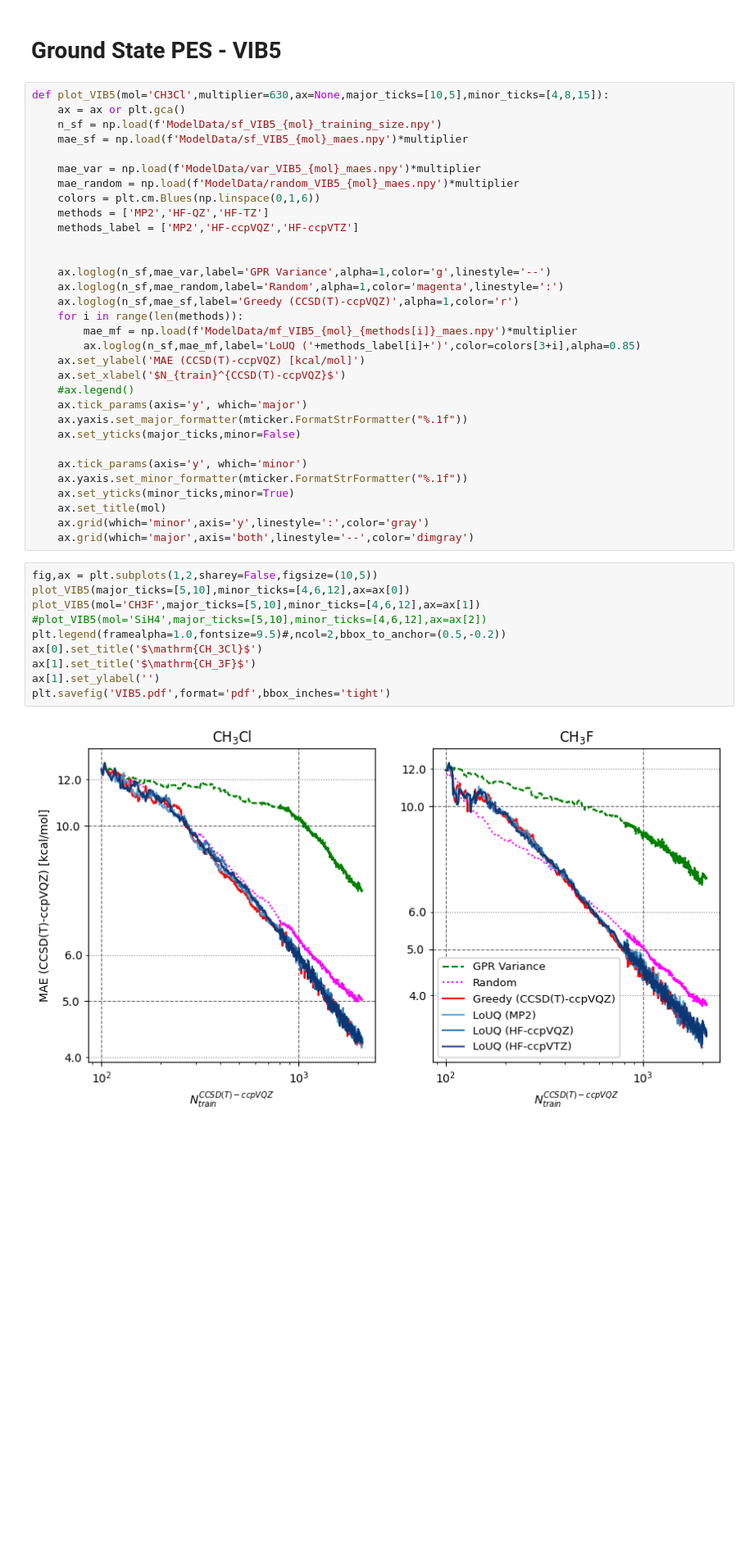
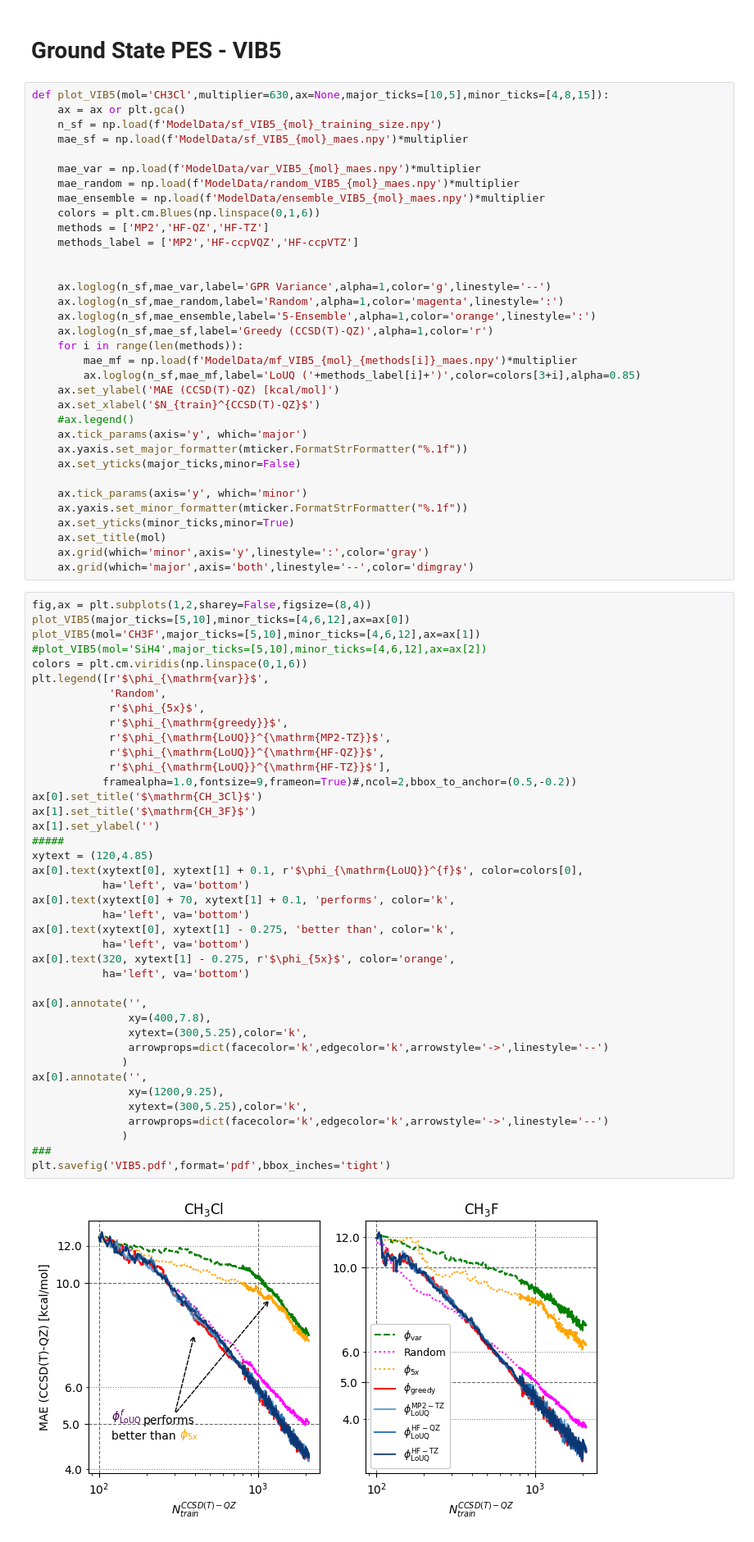
Before and after one commit to vivinvinod/LoUQAL-for-QC, a Jupyter notebook: plottingroutines.ipynb, the cells around one changed output. Shown at 82% size. Saved outputs shown, nothing was run; the diff lists cells and outputs as text; blank space fills up the shorter version.

Commit message:
Modified plots for better visual

```diff
--- a/plottingroutines.ipynb
+++ b/plottingroutines.ipynb
@@ -120,6 +127,7 @@ def plot_VIB5(mol='CH3Cl',multiplier=630,ax=None,major_ticks=[10,5],minor_ticks=
 
     mae_var = np.load(f'ModelData/var_VIB5_{mol}_maes.npy')*multiplier
     mae_random = np.load(f'ModelData/random_VIB5_{mol}_maes.npy')*multiplier
+    mae_ensemble = np.load(f'ModelData/ensemble_VIB5_{mol}_maes.npy')*multiplier
     colors = plt.cm.Blues(np.linspace(0,1,6))
     methods = ['MP2','HF-QZ','HF-TZ']
     methods_label = ['MP2','HF-ccpVQZ','HF-ccpVTZ']
@@ -127,12 +135,13 @@ def plot_VIB5(mol='CH3Cl',multiplier=630,ax=None,major_ticks=[10,5],minor_ticks=
 
     ax.loglog(n_sf,mae_var,label='GPR Variance',alpha=1,color='g',linestyle='--')
     ax.loglog(n_sf,mae_random,label='Random',alpha=1,color='magenta',linestyle=':')
-    ax.loglog(n_sf,mae_sf,label='Greedy (CCSD(T)-ccpVQZ)',alpha=1,color='r')
+    ax.loglog(n_sf,mae_ensemble,label='5-Ensemble',alpha=1,color='orange',linestyle=':')
+    ax.loglog(n_sf,mae_sf,label='Greedy (CCSD(T)-QZ)',alpha=1,color='r')
     for i in range(len(methods)):
         mae_mf = np.load(f'ModelData/mf_VIB5_{mol}_{methods[i]}_maes.npy')*multiplier
         ax.loglog(n_sf,mae_mf,label='LoUQ ('+methods_label[i]+')',color=colors[3+i],alpha=0.85)
-    ax.set_ylabel('MAE (CCSD(T)-ccpVQZ) [kcal/mol]')
-    ax.set_xlabel('$N_{train}^{CCSD(T)-ccpVQZ}$')
+    ax.set_ylabel('MAE (CCSD(T)-QZ) [kcal/mol]')
+    ax.set_xlabel('$N_{train}^{CCSD(T)-QZ}$')
     #ax.legend()
     ax.tick_params(axis='y', which='major')
     ax.yaxis.set_major_formatter(mticker.FormatStrFormatter("%.1f"))
@@ -145,17 +154,47 @@ def plot_VIB5(mol='CH3Cl',multiplier=630,ax=None,major_ticks=[10,5],minor_ticks=
     ax.grid(which='minor',axis='y',linestyle=':',color='gray')
     ax.grid(which='major',axis='both',linestyle='--',color='dimgray')
 # %%
-fig,ax = plt.subplots(1,2,sharey=False,figsize=(10,5))
+fig,ax = plt.subplots(1,2,sharey=False,figsize=(8,4))
 plot_VIB5(major_ticks=[5,10],minor_ticks=[4,6,12],ax=ax[0])
 plot_VIB5(mol='CH3F',major_ticks=[5,10],minor_ticks=[4,6,12],ax=ax[1])
 #plot_VIB5(mol='SiH4',major_ticks=[5,10],minor_ticks=[4,6,12],ax=ax[2])
-plt.legend(framealpha=1.0,fontsize=9.5)#,ncol=2,bbox_to_anchor=(0.5,-0.2))
+colors = plt.cm.viridis(np.linspace(0,1,6))
+plt.legend([r'$\phi_{\mathrm{var}}$',
+            'Random',
+            r'$\phi_{5x}$',
+            r'$\phi_{\mathrm{greedy}}$',
+            r'$\phi_{\mathrm{LoUQ}}^{\mathrm{MP2-TZ}}$',
+            r'$\phi_{\mathrm{LoUQ}}^{\mathrm{HF-QZ}}$',
+            r'$\phi_{\mathrm{LoUQ}}^{\mathrm{HF-TZ}}$'],
+           framealpha=1.0,fontsize=9,frameon=True)#,ncol=2,bbox_to_anchor=(0.5,-0.2))
 ax[0].set_title('$\mathrm{CH_3Cl}$')
 ax[1].set_title('$\mathrm{CH_3F}$')
 ax[1].set_ylabel('')
+#####
+xytext = (120,4.85)
+ax[0].text(xytext[0], xytext[1] + 0.1, r'$\phi_{\mathrm{LoUQ}}^{f}$', color=colors[0],
+           ha='left', va='bottom')
+ax[0].text(xytext[0] + 70, xytext[1] + 0.1, 'performs', color='k',
+           ha='left', va='bottom')
+ax[0].text(xytext[0], xytext[1] - 0.275, 'better than', color='k',
+           ha='left', va='bottom')
+ax[0].text(320, xytext[1] - 0.275, r'$\phi_{5x}$', color='orange',
+           ha='left', va='bottom')
+
+ax[0].annotate('',
+               xy=(400,7.8),
+               xytext=(300,5.25),color='k',
+               arrowprops=dict(facecolor='k',edgecolor='k',arrowstyle='->',linestyle='--')
+              )
+ax[0].annotate('',
+               xy=(1200,9.25),
+               xytext=(300,5.25),color='k',
+               arrowprops=dict(facecolor='k',edgecolor='k',arrowstyle='->',linestyle='--')
+              )
+###
 plt.savefig('VIB5.pdf',format='pdf',bbox_inches='tight')
 # %% [output]
-[figure, old version]
+[figure, new version]
 # %% [markdown]
 # Excitation Energies - QeMFi
 # %%
```
Also changed, not shown: parts of 8 cells of this notebook, 1 other file.
